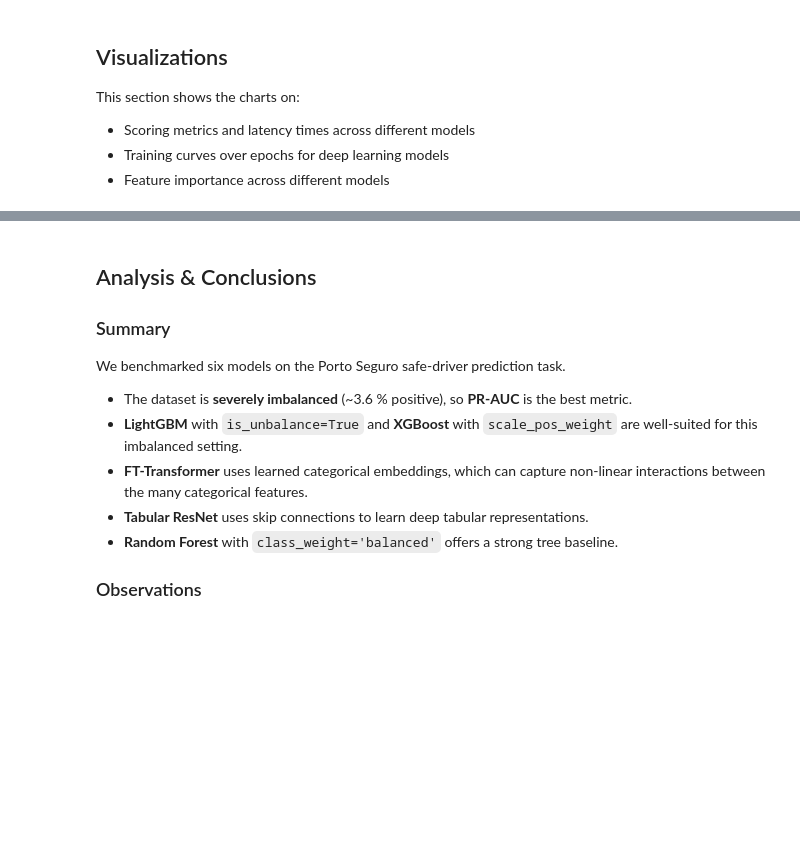
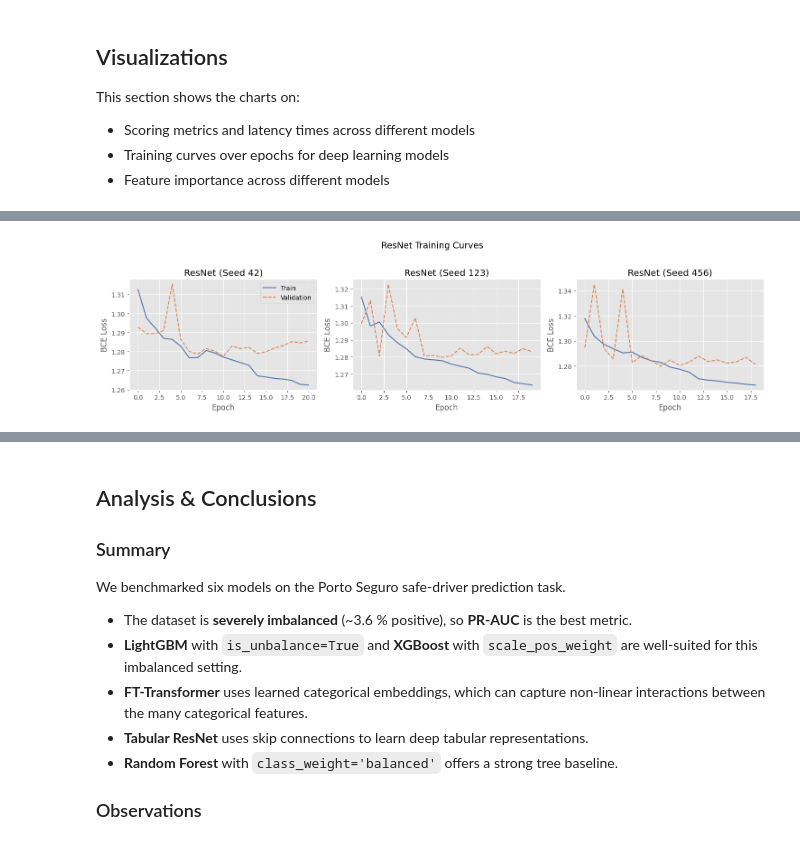
Before and after one commit to yongseng87/DSS5104-Assignment-2, a Jupyter notebook: dataset3_porto_seguro_goris.ipynb, the cells around one changed output, grey strips where cells are left out. Drawn from its saved outputs; the diff is of its cells as text; code cells hidden in the pictures; blank space fills up the shorter version.

```diff
--- a/dataset3_porto_seguro_goris.ipynb
+++ b/dataset3_porto_seguro_goris.ipynb
@@ -1721,52 +1918,30 @@ plt.show()
 # %%
-# Training Curves: ResNet vs FT-Transformer
-
-n_seeds = len(SEEDS)
-
-color_train = "#4C72B0"   # blue
-color_val   = "#DD8452"   # orange
-
 plt.style.use("ggplot")
 
-fig, axes = plt.subplots(2, n_seeds, figsize=(5 * n_seeds, 8), sharex=True)
+fig, axes = plt.subplots(1, len(SEEDS), figsize=(5 * len(SEEDS), 4), sharex=False)
 
-# Ensure axes shape is consistent
-if n_seeds == 1:
-    axes = axes.reshape(2, 1)
+if len(SEEDS) == 1:
+    axes = [axes]
 
-# ResNet (top row)
 for i, seed in enumerate(SEEDS):
-    ax = axes[0, i]
+    ax = axes[i]
 
-    if seed in resnet_train_curves:
-        tr_l, va_l = resnet_train_curves[seed]
+    if seed in rn_train_curves:
+        tr_l, va_l = rn_train_curves[seed]
 
-        ax.plot(tr_l, label="Train", color=color_train, linewidth=1.5)
-        ax.plot(va_l, label="Validation", color=color_val, linestyle="--", linewidth=1.5)
+        ax.plot(tr_l, label="Train", color="#4C72B0", linewidth=1.5)
+        ax.plot(va_l, label="Validation", color="#DD8452", linestyle="--", linewidth=1.5)
 
     ax.set_title(f"ResNet (Seed {seed})")
-    ax.set_ylabel("BCE Loss")
-
-# FT-Transformer (bottom row)
-for i, seed in enumerate(SEEDS):
-    ax = axes[1, i]
-
-    if seed in ft_train_curves:
-        tr_l, va_l = ft_train_curves[seed]
-
-        ax.plot(tr_l, label="Train", color=color_train, linewidth=1.5)
-        ax.plot(va_l, label="Validation", color=color_val, linestyle="--", linewidth=1.5)
-
-    ax.set_title(f"FT-Transformer (Seed {seed})")
     ax.set_xlabel("Epoch")
     ax.set_ylabel("BCE Loss")
 
-# Single legend (top-left plot)
-axes[0, 0].legend(loc="upper right")
+axes[0].legend(loc="upper right")
 
-# Final layout
-fig.suptitle("Training Curves: ResNet vs FT-Transformer", fontsize=14)
+fig.suptitle("ResNet Training Curves", fontsize=14)
 fig.tight_layout(rect=[0, 0, 1, 0.95])
 
 plt.show()
+# %% [output]
+[figure, added]
 # %%
```
Also changed, not shown: parts of 32 cells of this notebook.
